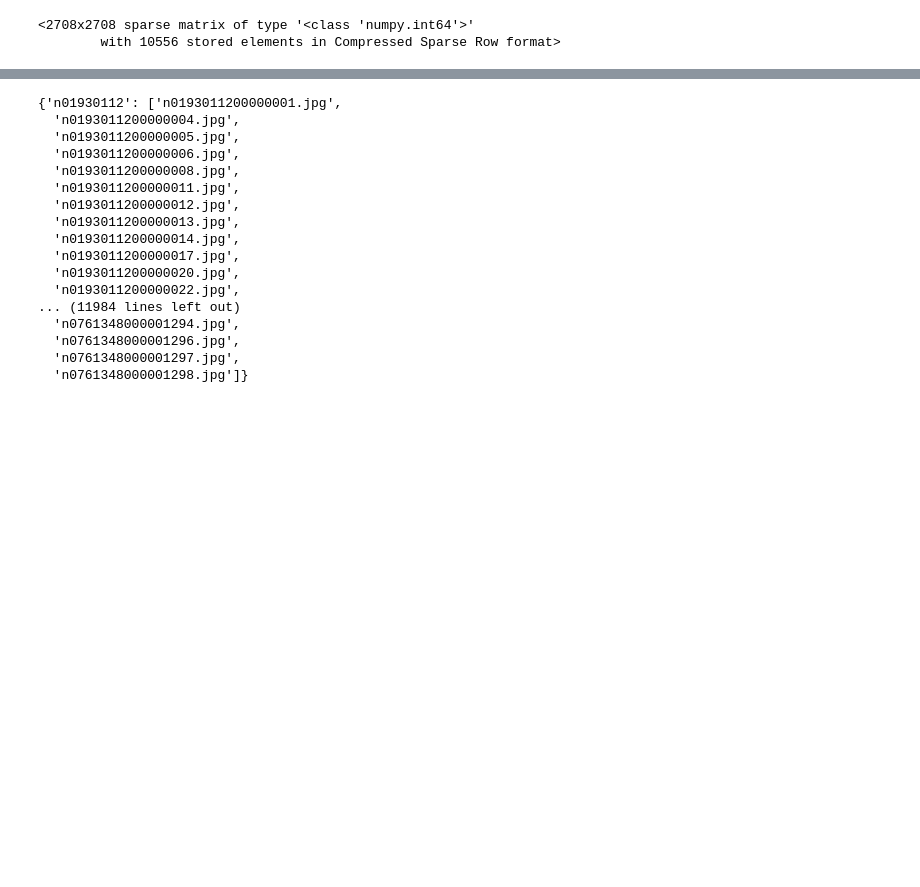
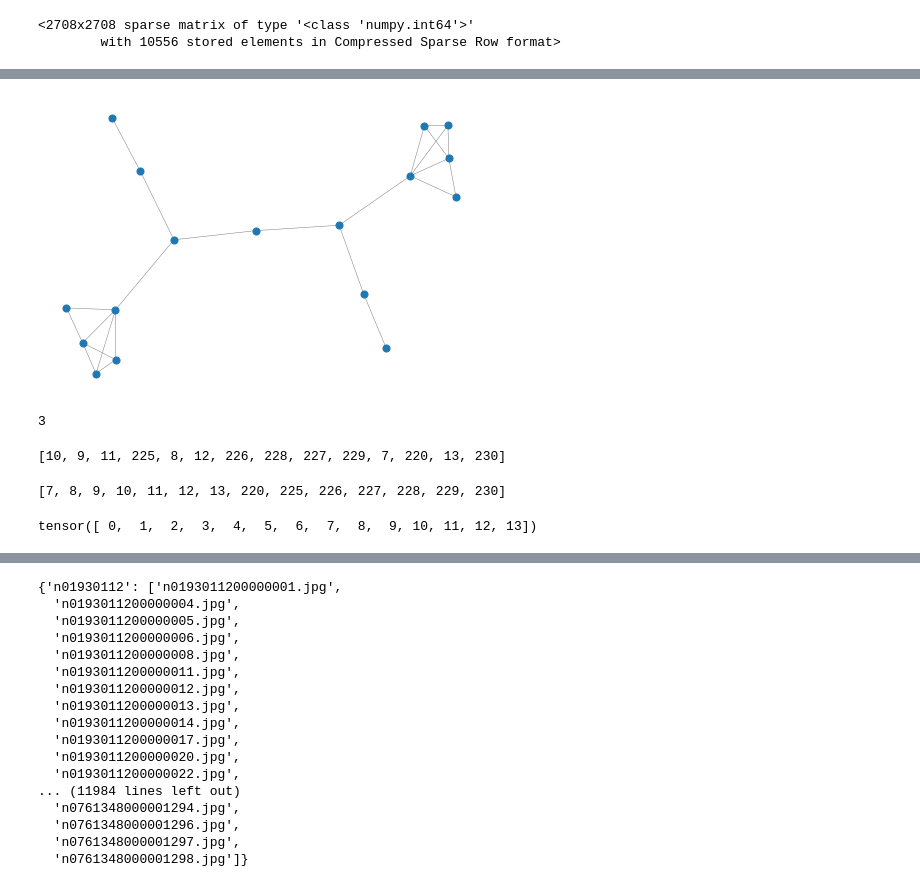
Before and after one commit to mims-harvard/G-Meta, a Jupyter notebook: data/fake_network_data_curation.ipynb, the cells around one changed output, grey strips where cells are left out. Drawn from its saved outputs; the diff is of its cells as text; code cells hidden in the pictures; blank space fills up the shorter version.

```diff
--- a/data/fake_network_data_curation.ipynb
+++ b/data/fake_network_data_curation.ipynb
@@ -358,0 +567,17 @@ df
+# %%
+h_hops_neighbor = list(nx.single_source_shortest_path_length(G, 23, cutoff=3).keys())
+nx.draw(G.subgraph(h_hops_neighbor), node_size=50, edge_color="gray", width=0.5)
+# %% [output]
+[figure, added]
+# %%
+np.argwhere(np.argsort(h_hops_neighbor) == 0)[0][0]
+# %% [output]
+3
+# %%
+h_hops_neighbor
+# %% [output]
+[10, 9, 11, 225, 8, 12, 226, 228, 227, 229, 7, 220, 13, 230]
+# %%
+sorted(G.subgraph(h_hops_neighbor).nodes())
+# %% [output]
+[7, 8, 9, 10, 11, 12, 13, 220, 225, 226, 227, 228, 229, 230]
@@ -358,0 +586,4 @@ df
+# %%
+S.nodes()
+# %% [output]
+tensor([ 0,  1,  2,  3,  4,  5,  6,  7,  8,  9, 10, 11, 12, 13])
```
Also changed, not shown: parts of 47 cells of this notebook, 33 other files.
